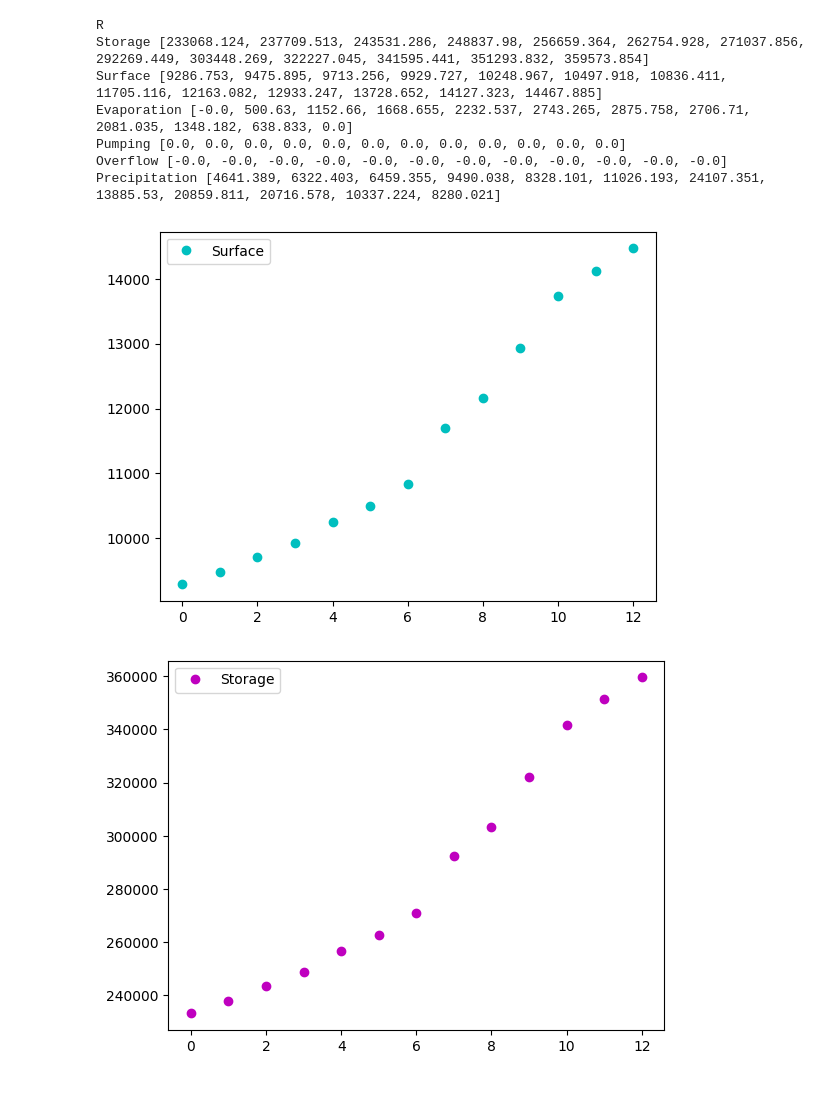
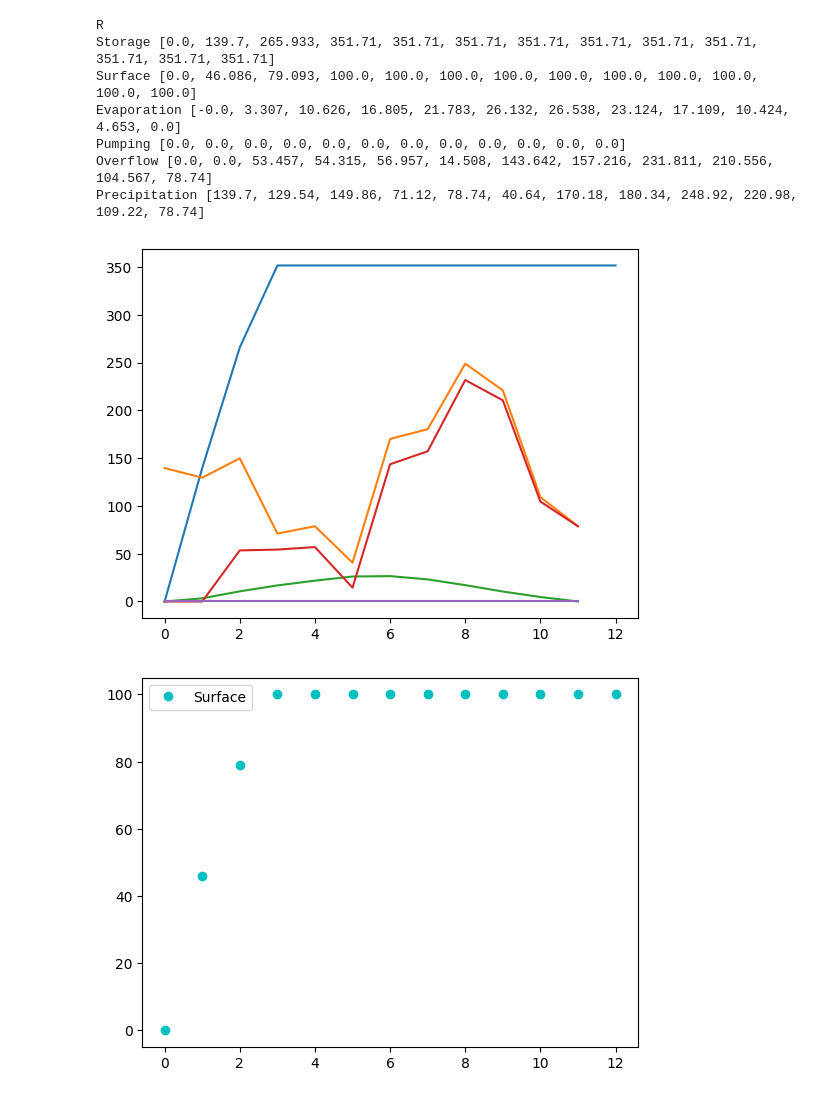
Before and after one commit to quinnouyang/Bodaway-Gap-Research, a Jupyter notebook: Water Optimization/dynamics_model/hydraulic_storage.ipynb, the cells around one changed output. Cells and saved outputs as stored; diff of their text form; code cells hidden in the pictures.

Commit message:
Minor updates; artificial parameters

```diff
--- a/Water Optimization/dynamics_model/hydraulic_storage.ipynb
+++ b/Water Optimization/dynamics_model/hydraulic_storage.ipynb
@@ -72,9 +56,9 @@ model.Q_max = Param(
 model.E_coeff = Param(within=PositiveReals, mutable=False)  # Evaporation coefficient
 
 # Time-varying input parameters
-model.P = Param(model.T_intervals)  # Precipitation (m)
+model.P = Param(model.T_intervals, within=NonNegativeReals)  # Precipitation (m)
 model.E_pan = Param(
-    model.T_intervals
+    model.T_intervals, within=NonNegativeReals
 )  # Pan evaporation rate (m). TODO: Reduce to a constant across all time.
 
 # Dynamics-invariant Parameters
@@ -90,6 +74,7 @@ model.A = Var(model.T_points, domain=NonNegativeReals)  # Surface area (m^2)
 
 model.E = Var(model.T_intervals, domain=NonNegativeReals)  # Evaporation (m^3)
 model.Q = Var(model.T_intervals, domain=NonNegativeReals)  # Pumping (m^3)
+# TODO: Model overflow as a binary conditional that is S_max - (S[t] + R[t] - E[t] - Q[t]), or 0 otherwise. This redundantly enforces S[t] <= S_max.
 model.W = Var(model.T_intervals, domain=NonNegativeReals)  # Overflow (m^3)
 
 # Objective
@@ -112,12 +97,13 @@ model.upper_Q = Constraint(
 
 model.evaporation = Constraint(
     model.T_intervals,
-    rule=lambda model, t: model.E[t] == model.E_coeff * model.E_pan[t] * model.A[t],
+    rule=lambda model, t: model.E[t]
+    == model.E_coeff * model.E_pan[t] * (model.A[t] + model.A[t + 1]) / 2,
 )  # Calculate evaporation (m^3)
 
 model.storage = Constraint(
     model.T_points,
-    rule=lambda model, t: model.S[t] == model.c1 * (0.000001 + model.A[t]) ** model.c2
+    rule=lambda model, t: model.S[t] == model.c1 * (0.000001 + model.A[t]) ** model.c2,
 )  # Calculate volume (m^3)
 
 model.dynamics = Constraint(
@@ -125,5 +111,10 @@ model.dynamics = Constraint(
     rule=lambda model, t: model.S[t + 1]
     == model.S[t] + model.R[t] - model.E[t] - model.Q[t] - model.W[t],
 )
+
+# model.boundary = Constraint(
+#     model.T_intervals,
+#     rule=lambda model: model.c1 * (0.000000001 + model.A[7]) ** model.c2,
+# )
 # %%
 # Obtain average monthly precipitation (mm/hour)
@@ -232,37 +228,44 @@ print(instance.R)
 # res_rainfall = [instance.R[i].value for i in instance.T_intervals]
 res_evaporation = [round(instance.E[i].value, ndigits=3) for i in instance.T_intervals]
 res_pumping = [round(instance.Q[i].value, ndigits=3) for i in instance.T_intervals]
 res_overflow = [round(instance.W[i].value, ndigits=3) for i in instance.T_intervals]
 res_precipitations = [round(instance.R[i], ndigits=3) for i in instance.T_intervals]
 
 print("Storage", res_storage)
 print("Surface", res_surface)
 print("Evaporation", res_evaporation)
 print("Pumping", res_pumping)
 print("Overflow", res_overflow)
 print("Precipitation", res_precipitations)
 
+plt.plot(res_storage)
+plt.plot(res_precipitations)
+plt.plot(res_evaporation)
+plt.plot(res_overflow)
+plt.plot(res_pumping)
+plt.show()
+
 plt.plot(res_surface, "co", label="Surface")
 plt.legend()
 plt.show()
 
 plt.plot(res_storage, "mo", label="Storage")
 plt.legend()
 plt.show()
 
 plt.plot(res_evaporation, "ro", label="Evaporation")
 plt.plot(res_pumping, "go", label="Pumping")
 plt.plot(res_overflow, "bo", label="Overflow")
 plt.plot(res_precipitations, "co", label="Precipitation")
 plt.legend()
 plt.show()
 # %% [output]
 R
-Storage [233068.124, 237709.513, 243531.286, 248837.98, 256659.364, 262754.928, 271037.856, 292269.449, 303448.269, 322227.045, 341595.441, 351293.832, 359573.854]
-Surface [9286.753, 9475.895, 9713.256, 9929.727, 10248.967, 10497.918, 10836.411, 11705.116, 12163.082, 12933.247, 13728.652, 14127.323, 14467.885]
-Evaporation [-0.0, 500.63, 1152.66, 1668.655, 2232.537, 2743.265, 2875.758, 2706.71, 2081.035, 1348.182, 638.833, 0.0]
+Storage [0.0, 139.7, 265.933, 351.71, 351.71, 351.71, 351.71, 351.71, 351.71, 351.71, 351.71, 351.71, 351.71]
+Surface [0.0, 46.086, 79.093, 100.0, 100.0, 100.0, 100.0, 100.0, 100.0, 100.0, 100.0, 100.0, 100.0]
+Evaporation [-0.0, 3.307, 10.626, 16.805, 21.783, 26.132, 26.538, 23.124, 17.109, 10.424, 4.653, 0.0]
 Pumping [0.0, 0.0, 0.0, 0.0, 0.0, 0.0, 0.0, 0.0, 0.0, 0.0, 0.0, 0.0]
-Overflow [-0.0, -0.0, -0.0, -0.0, -0.0, -0.0, -0.0, -0.0, -0.0, -0.0, -0.0, -0.0]
-Precipitation [4641.389, 6322.403, 6459.355, 9490.038, 8328.101, 11026.193, 24107.351, 13885.53, 20859.811, 20716.578, 10337.224, 8280.021]
+Overflow [0.0, 0.0, 53.457, 54.315, 56.957, 14.508, 143.642, 157.216, 231.811, 210.556, 104.567, 78.74]
+Precipitation [139.7, 129.54, 149.86, 71.12, 78.74, 40.64, 170.18, 180.34, 248.92, 220.98, 109.22, 78.74]
-[figure, old version]
+[figure, new version]
-[figure, old version]
+[figure, new version]
```
Also changed, not shown: parts of 6 cells of this notebook.
